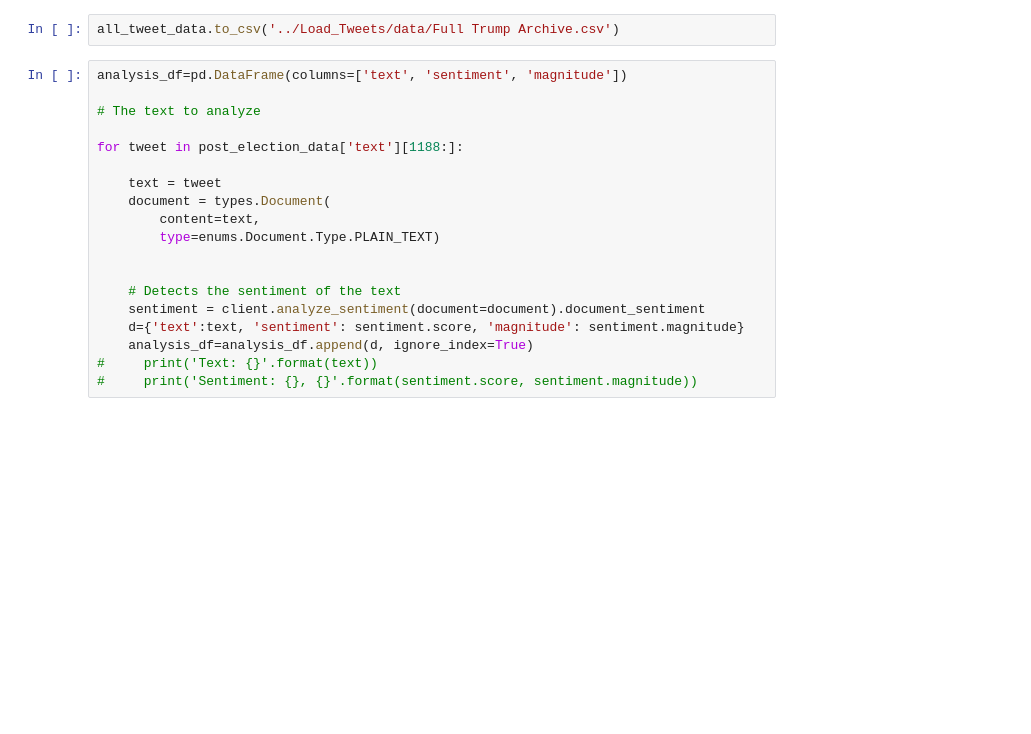
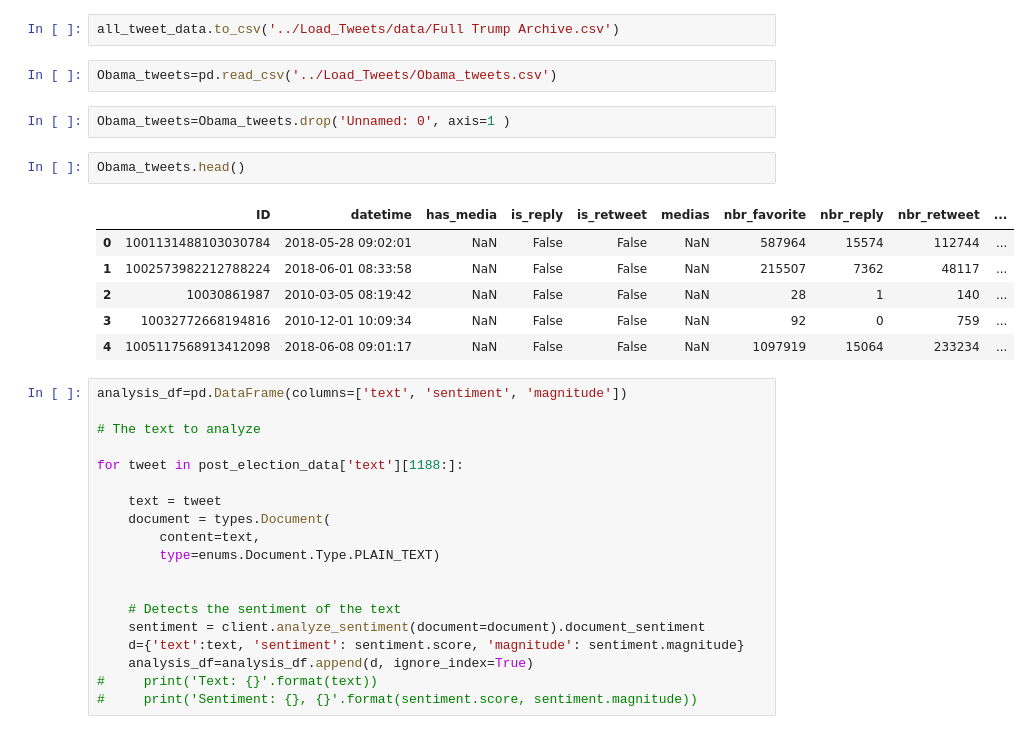
Before and after one commit to EthanH43/text_generator, a Jupyter notebook: Model/Tweet_Analysis.ipynb, the cells around one changed output. Cells and saved outputs as stored; diff of their text form; blank space fills up the shorter version.

```diff
--- a/Model/Tweet_Analysis.ipynb
+++ b/Model/Tweet_Analysis.ipynb
@@ -40,6 +40,19 @@ post_election_data=pd.read_excel('../Load_Tweets/data/Post-Election.xlsx')
 all_tweet_data=pd.read_excel('../Load_Tweets/data/Full Trump Archive.xlsx')
 # %%
 all_tweet_data.to_csv('../Load_Tweets/data/Full Trump Archive.csv')
+# %%
+Obama_tweets=pd.read_csv('../Load_Tweets/Obama_tweets.csv')
+# %%
+Obama_tweets=Obama_tweets.drop('Unnamed: 0', axis=1 )
+# %%
+Obama_tweets.head()
+# %% [output]
+|  | ID | datetime | has_media | is_reply | is_retweet | medias | nbr_favorite | nbr_reply | nbr_retweet | ... |
+| 0 | 1001131488103030784 | 2018-05-28 09:02:01 | NaN | False | False | NaN | 587964 | 15574 | 112744 | ... |
+| 1 | 1002573982212788224 | 2018-06-01 08:33:58 | NaN | False | False | NaN | 215507 | 7362 | 48117 | ... |
+| 2 | 10030861987 | 2010-03-05 08:19:42 | NaN | False | False | NaN | 28 | 1 | 140 | ... |
+| 3 | 10032772668194816 | 2010-12-01 10:09:34 | NaN | False | False | NaN | 92 | 0 | 759 | ... |
+| 4 | 1005117568913412098 | 2018-06-08 09:01:17 | NaN | False | False | NaN | 1097919 | 15064 | 233234 | ... |
 # %%
 analysis_df=pd.DataFrame(columns=['text', 'sentiment', 'magnitude'])
 
```
Also changed, not shown: parts of 11 cells of this notebook, 14 other files.
